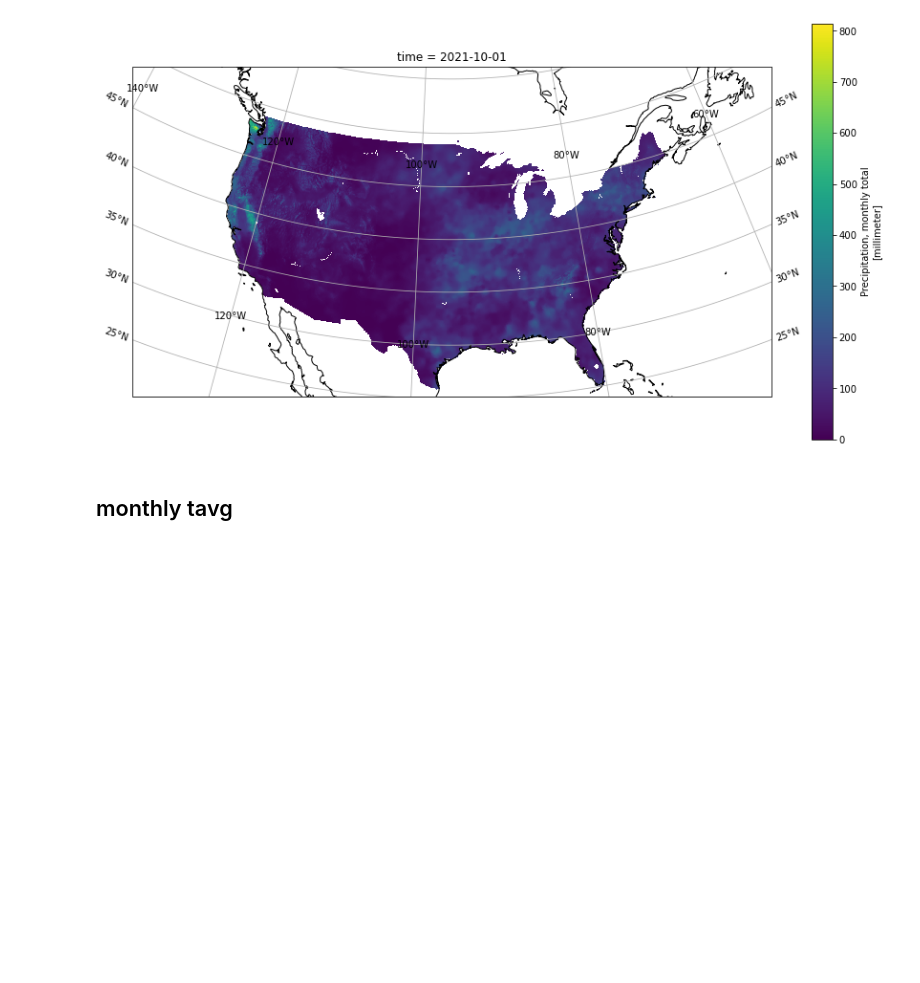
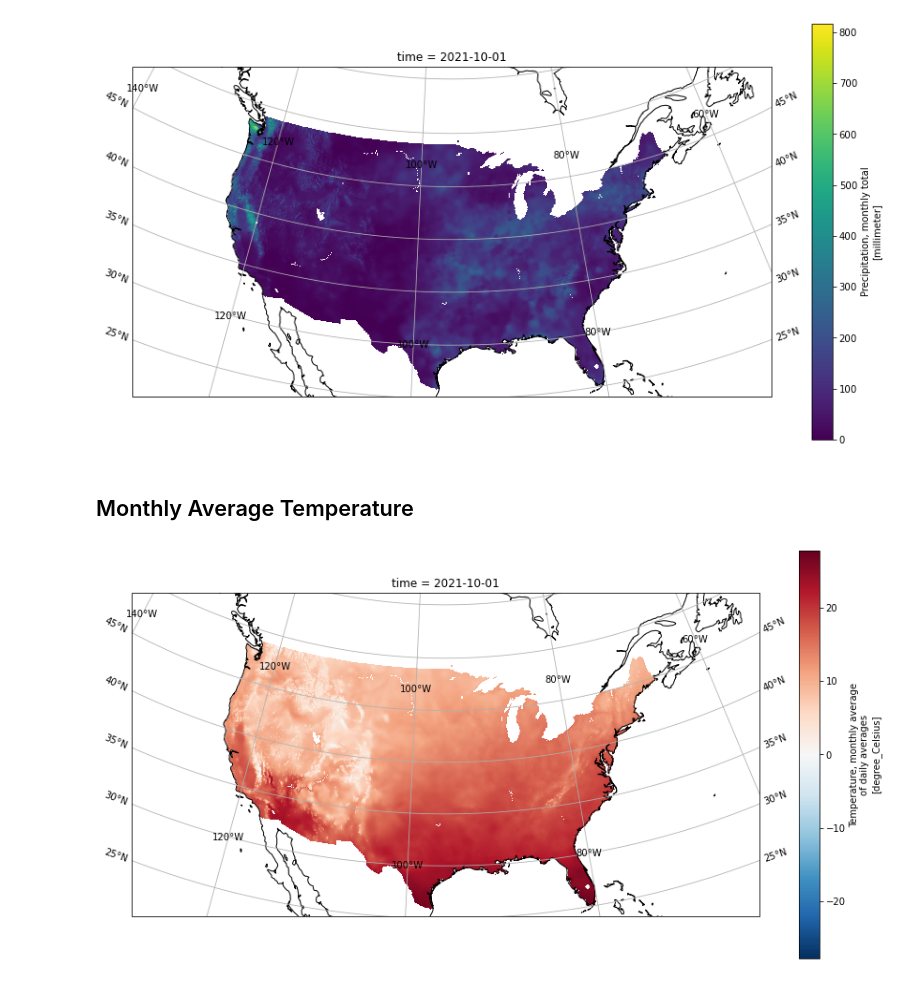
Before and after one commit to pjhartzell/nclimgrid-dev, a Jupyter notebook: grid-monthly.ipynb, the cells around one changed output. Drawn from its saved outputs; the diff is of its cells as text; code cells hidden in the pictures; blank space fills up the shorter version.

```diff
--- a/grid-monthly.ipynb
+++ b/grid-monthly.ipynb
@@ -11,3 +9,17 @@ with xr.open_dataset(prcp_file) as ncfile:
+# %%
+# # Local file
+# prcp_file = '/Users/pjh/data/nclimgrid-dev/monthly/nclimgrid_prcp.nc'
+# with xr.open_dataset(prcp_file) as ncfile:
+#     xrd = ncfile
+
+# # HTTP server - one way
+# url = 'https://www.ncei.noaa.gov/data/nclimgrid-monthly/access/nclimgrid_prcp.nc#mode=bytes'
+# xrd = xr.open_dataset(url)
+
+# HTTP server - another way
+url = 'https://www.ncei.noaa.gov/data/nclimgrid-monthly/access/nclimgrid_prcp.nc'
+with fsspec.open(url) as fobj:
+    xrd = xr.open_dataset(fobj)
 # %%
 t = np.datetime64('2021-10', 'ns')
 buf = 3
@@ -31,10 +43,30 @@ plt.savefig('img/prcp_monthly_2021-10.jpg')
 plt.show()
 # %% [output]
 [figure]
-# %% [markdown]
-## monthly tavg
-# %%
-tavg_file = '/Users/pjh/data/nclimgrid-dev/monthly/nclimgrid_tavg.nc'
-
-with xr.open_dataset(tavg_file) as ncfile:
-    xrd = ncfile
+# %% [markdown]
+## Monthly Average Temperature
+# %%
+url = 'https://www.ncei.noaa.gov/data/nclimgrid-monthly/access/nclimgrid_tavg.nc'
+with fsspec.open(url) as fobj:
+    xrd = xr.open_dataset(fobj)
+# %%
+t = np.datetime64('2021-10', 'ns')
+buf = 3
+
+central_lon = (xrd.attrs['geospatial_lon_min']+ xrd.attrs['geospatial_lon_max']) / 2
+central_lat = (xrd.attrs['geospatial_lat_min'] + xrd.attrs['geospatial_lat_max']) / 2
+extent = [xrd.attrs['geospatial_lon_min'] - buf,
+          xrd.attrs['geospatial_lon_max'] + buf,
+          xrd.attrs['geospatial_lat_min'] - buf,
+          xrd.attrs['geospatial_lat_max'] + buf]
+
+plt.figure(figsize=(15,8))
+ax = plt.axes(projection=ccrs.LambertConformal(central_longitude=central_lon.item(),
+                                               central_latitude=central_lat.item()))
+ax.set_extent(extent)
+tavg = xrd.tavg.sel(time=t).plot.imshow(ax=ax, transform=ccrs.PlateCarree())
+ax.coastlines()
+ax.gridlines(draw_labels=True)
+plt.show()
+# %% [output]
+[figure, added]
```
Also changed, not shown: parts of 4 cells of this notebook, 1 other file.
